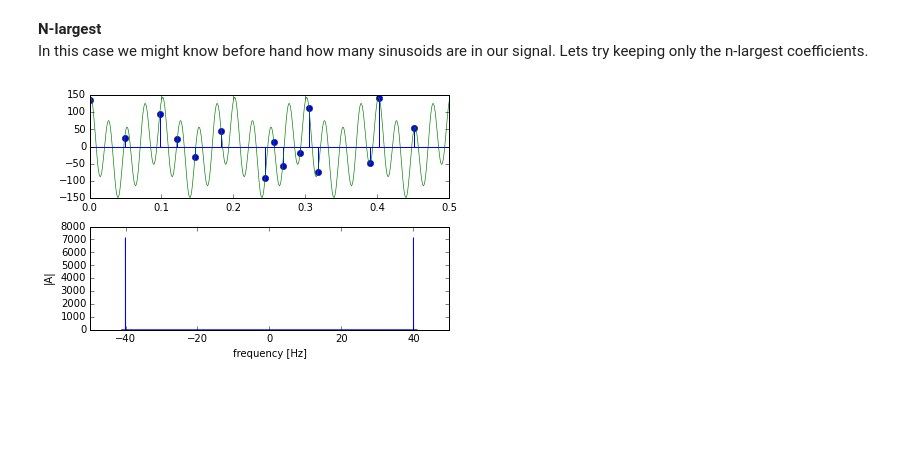
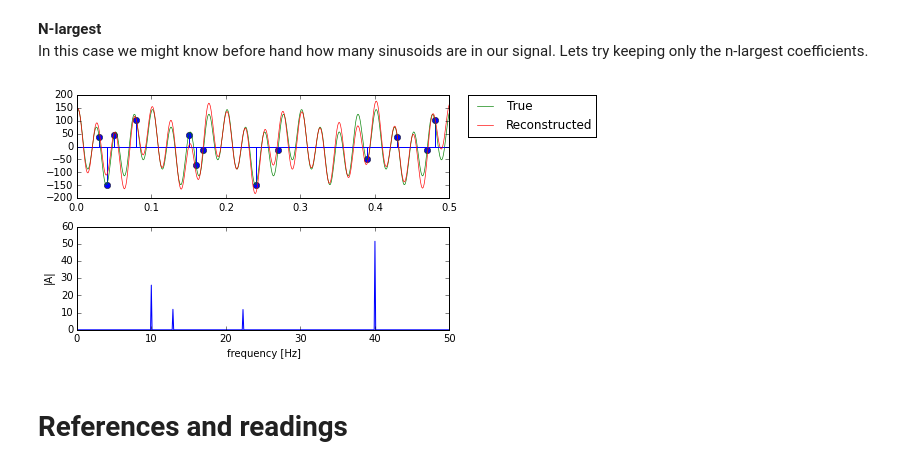
Before and after one commit to kwinkunks/leadingEdge, a Jupyter notebook: compressed.ipynb, the cells around one changed output. Drawn from its saved outputs; the diff is of its cells as text; code cells hidden in the pictures; blank space fills up the shorter version.

```diff
--- a/compressed.ipynb
+++ b/compressed.ipynb
@@ -84,10 +84,10 @@ The problem is that both the signal and sampling pattern are periodic, which cau
 <p>As shown above, we can break aliases
 by using a random sampling pattern. Let's return to our test signal and use this information to what happens when we use a random sampling pattern.</p>
 # %%
-def random_wrapper(ds_factor):
-    demo.random_sample(ds_factor)
+def random_wrapper(downsample_factor):
+    demo.random_sample(downsample_factor)
 
-sample_slider = widgets.IntSliderWidget(min=1, max=5, step=1, value=1)
-w=widgets.interactive(random_wrapper,ds_factor=sample_slider)
+sample_slider = widgets.IntSliderWidget(min=1, max=10, step=1, value=1)
+w=widgets.interactive(random_wrapper,downsample_factor=sample_slider)
 display(w)
 # %% [output]
@@ -111,9 +111,9 @@ As a simple first step, lets start by thresholding. Here we assume we know somet
 </p>
 # %%
 def random_wrapper(threshold):
-    demo.random_sample(threshold=threshold)
+    demo.random_sample(threshold=threshold, downsample_factor=5)
 
-threshold_slider = widgets.IntSliderWidget(min=0, max=10000, step=500, value=0)
+threshold_slider = widgets.IntSliderWidget(min=0, max=50, step=5, value=0)
 w=widgets.interactive(random_wrapper, threshold=threshold_slider)
 display(w)
 # %% [output]
@@ -125,9 +125,15 @@ N-largest
 <p>In this case we might know before hand how many sinusoids are in our signal. Lets try keeping only the n-largest coefficients.</p>
 # %%
 def random_wrapper(ncoeffs):
-    demo.random_sample(ncoeffs=ncoeffs)
-coeff_slider = widgets.IntSliderWidget(min=2, max=30, step=2, value=10)
+    demo.random_sample(ncoeffs=ncoeffs, downsample_factor=5)
+
+coeff_slider = widgets.IntSliderWidget(min=1, max=10, step=1, value=5)
+
 w=widgets.interactive(random_wrapper, ncoeffs=coeff_slider)
 display(w)
 # %% [output]
-[figure, old version]
+[figure, new version]
+# %% [markdown]
+<h1>
+References and readings
+</h1>
```
Also changed, not shown: parts of 12 cells of this notebook, 1 other file.
